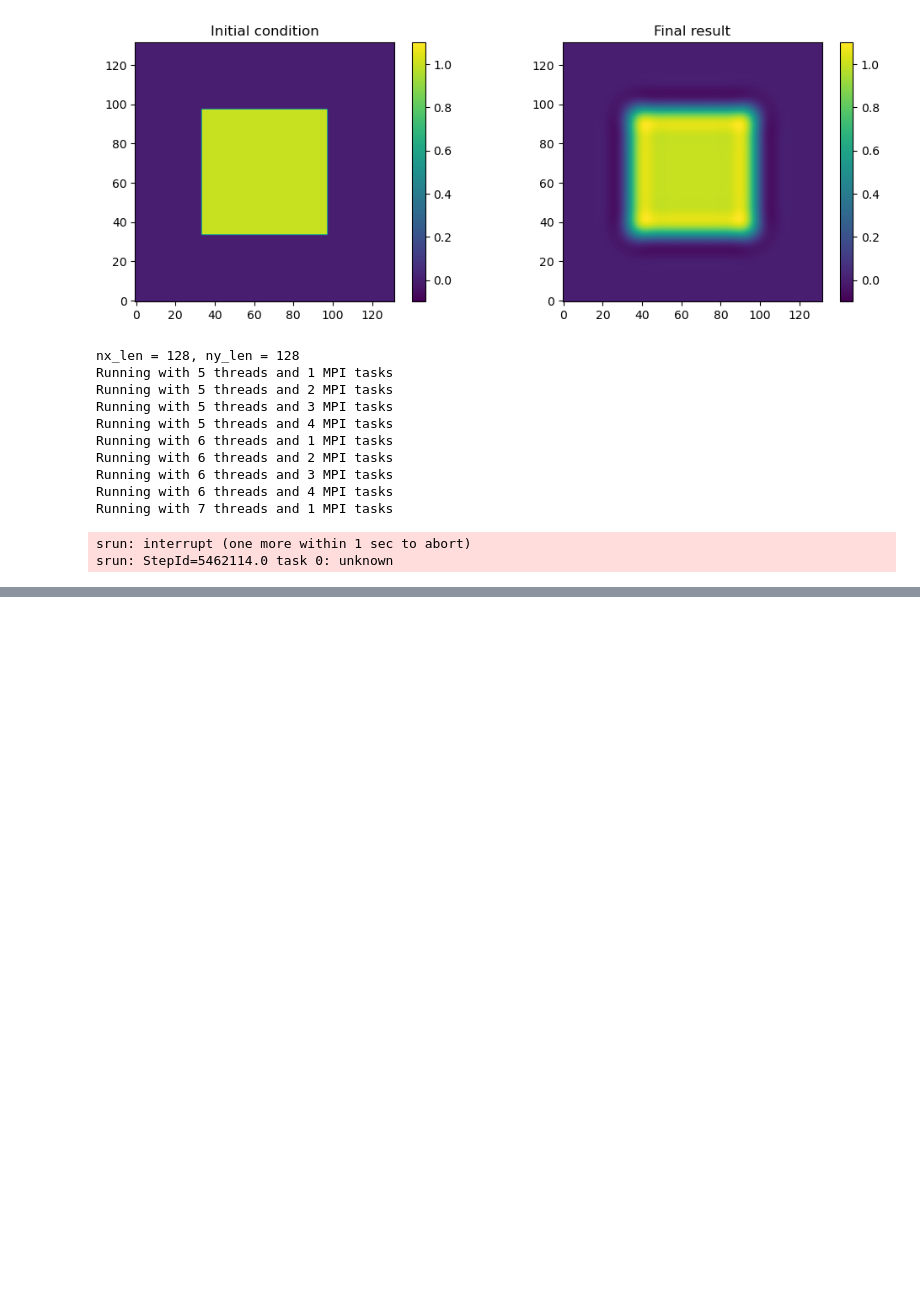
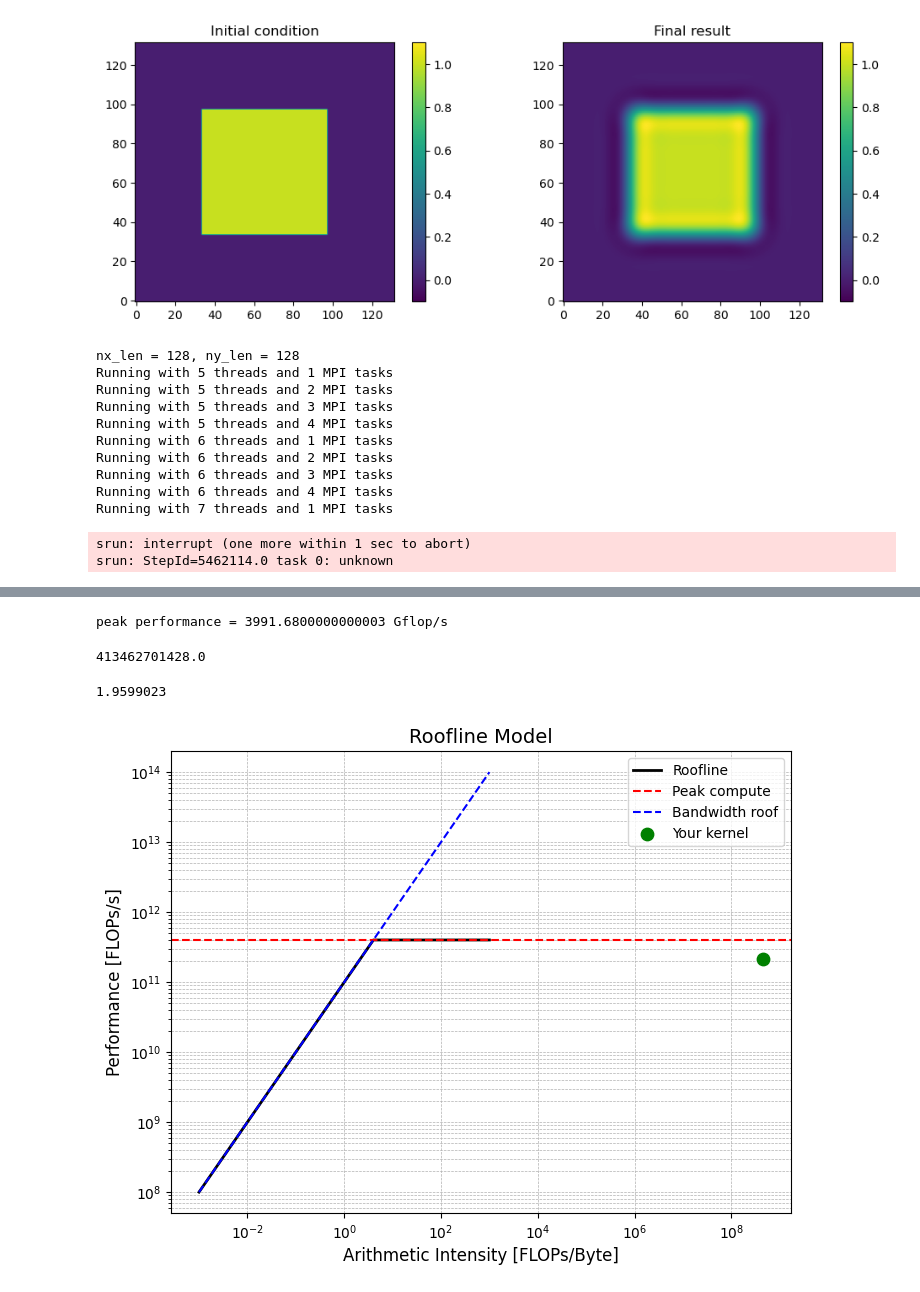
Before and after one commit to Rainette9/HPC4WC_proj5, a Jupyter notebook: OPENMP_MPI.ipynb, the cells around one changed output, grey strips where cells are left out. Drawn from its saved outputs; the diff is of its cells as text; code cells hidden in the pictures; blank space fills up the shorter version.

```diff
--- a/OPENMP_MPI.ipynb
+++ b/OPENMP_MPI.ipynb
@@ -345,0 +363,11 @@ def parse_perf_stat(directory: Path = Path('./perf/')):
+# %%
+total_dram_accesses_per_core_in_Bytes, total_mem_accesses_per_core_in_Bytes, flops, runtime = parse_perf_stat()
+# dram_bytes, mem_accesses, runtime = parse_perf_stat(Path('./perf/'))
+# print(dram_bytes, mem_accesses, runtime)
+# total_number_of_measured_GB = total_mem_accesses_per_core_in_Bytes * 72 / 1e9 # TODO
+# total_number_of_measured_DRAM_GB = total_dram_accesses_per_core_in_Bytes * 72 / 1e9 # TODO
+# total_number_of_counted_GB = 0.3537434E+12 / 1e9 # TODO
+
+# print("Total memory access measured = {} GB".format(total_number_of_measured_GB))
+# print("Total memory access measured (DRAM) = {} GB".format(total_number_of_measured_DRAM_GB))
+# print("Total memory access counted = {} GB".format(total_number_of_counted_GB))
@@ -358,0 +394,66 @@ Total memory access counted = 353.7434 GB
+# %%
+n = 8 # Grace CPU can execute 8 simultaneous FMAD instructions
+peak_performance_in_gflops = 2 * number_of_cores * clock_frequency * n * 1.e-9 # TODO
+print("peak performance = {} Gflop/s".format(peak_performance_in_gflops))
+# %% [output]
+peak performance = 3991.6800000000003 Gflop/s
+# %%
+flops
+# %% [output]
+413462701428.0
+# %%
+runtime[0]
+# %% [output]
+1.9599023
+# %%
+
+
+
+# === User inputs ===
+# Example values (replace with your actual numbers)
+bytes_moved = total_number_of_measured_DRAM_GB # total bytes from DRAM (e.g., 203e6 * 64)
+runtime = runtime[0] # seconds
+peak_flops = 400e9 # peak FLOP/s of your CPU (double precision)
+peak_bandwidth = 100e9 # bytes/s (100 GB/s)
+
+
+# === Derived metrics ===
+perf = flops / runtime # FLOPs/s achieved
+intensity = flops / bytes_moved # Arithmetic intensity (FLOPs per byte)
+
+
+# === Plot roofline ===
+fig, ax = plt.subplots(figsize=(8,6))
+
+
+# X range (arithmetic intensity)
+x = np.logspace(-3, 3, 1000) # FLOPs/byte
+
+
+# Roofs
+y_bandwidth = peak_bandwidth * x
+
+
+# Plot roofs
+ax.plot(x, np.minimum(y_bandwidth, peak_flops), label="Roofline", color="black", linewidth=2)
+ax.axhline(peak_flops, color="red", linestyle="--", label="Peak compute")
+ax.plot(x, y_bandwidth, color="blue", linestyle="--", label="Bandwidth roof")
+
+
+# Plot your kernel point
+ax.scatter(intensity, perf, color="green", s=80, zorder=5, label="Your kernel")
+
+
+# Formatting
+ax.set_xscale("log")
+ax.set_yscale("log")
+ax.set_xlabel("Arithmetic Intensity [FLOPs/Byte]", fontsize=12)
+ax.set_ylabel("Performance [FLOPs/s]", fontsize=12)
+ax.set_title("Roofline Model", fontsize=14)
+ax.legend()
+ax.grid(True, which="both", ls="--", lw=0.5)
+
+
+plt.show()
+# %% [output]
+[figure, added]
```
Also changed, not shown: parts of 10 cells of this notebook, 2 other files.
